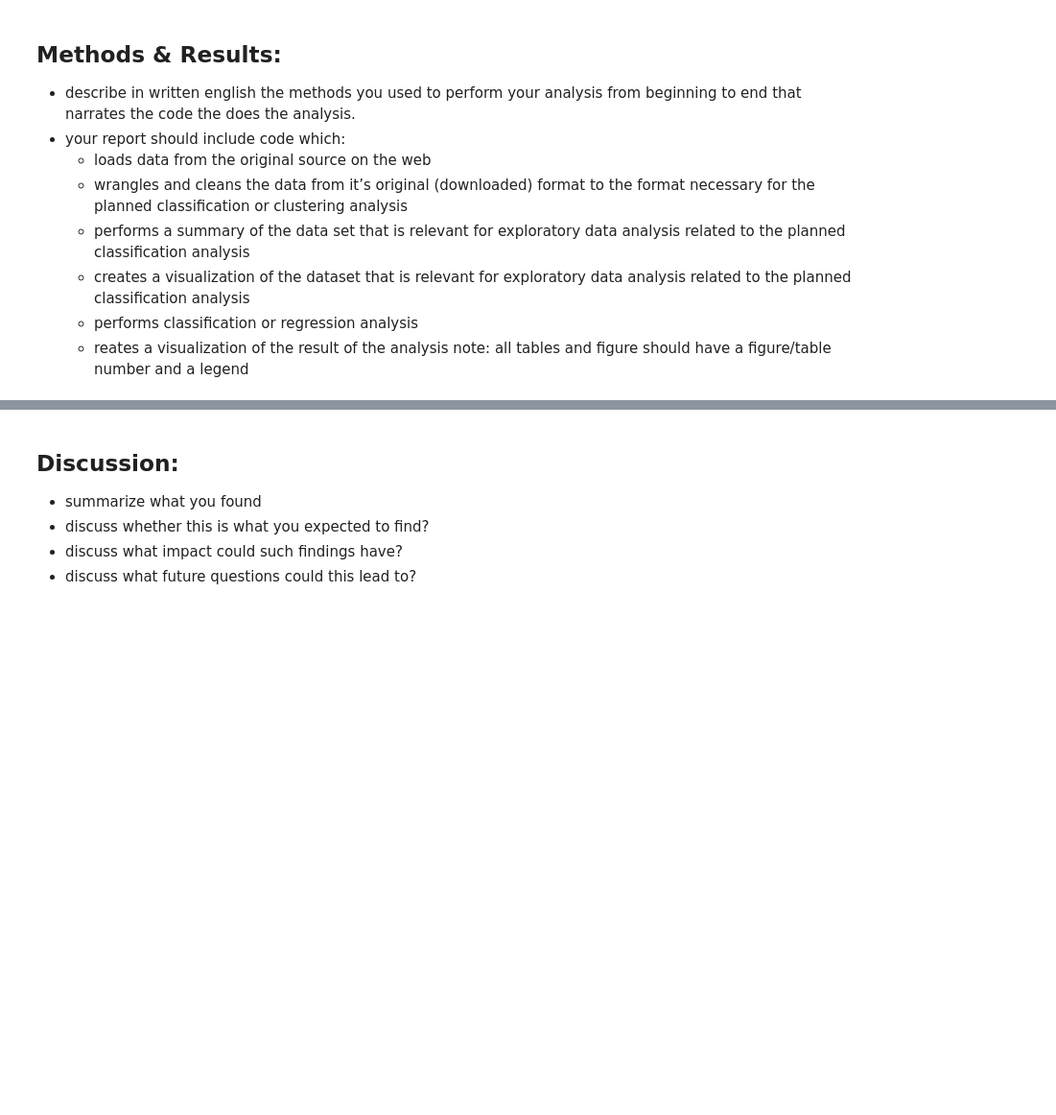
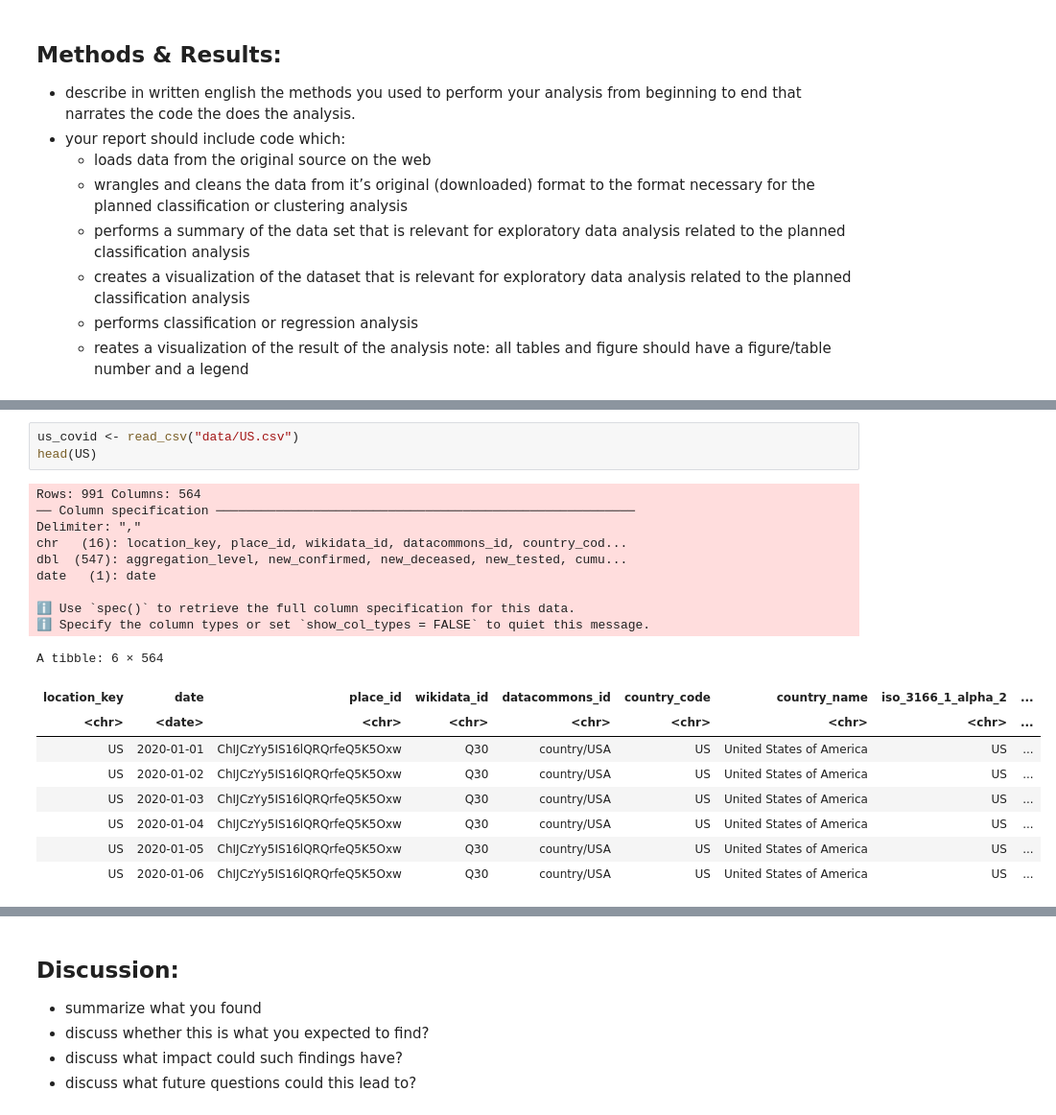
Before and after one commit to DSCI-310-2025/dsci-310-group-14, a Jupyter notebook: covid_analysis.ipynb, the cells around one changed output, grey strips where cells are left out. Shown at 96% size. Drawn from its saved outputs; the diff is of its cells as text; blank space fills up the shorter version.

```diff
--- a/covid_analysis.ipynb
+++ b/covid_analysis.ipynb
@@ -26,0 +49,22 @@ library(tidyverse)
+# %%
+us_covid <- read_csv("data/US.csv")
+head(US)
+# %% [output]
+Rows: 991 Columns: 564
+── Column specification ────────────────────────────────────────────────────────
+Delimiter: ","
+chr   (16): location_key, place_id, wikidata_id, datacommons_id, country_cod...
+dbl  (547): aggregation_level, new_confirmed, new_deceased, new_tested, cumu...
+date   (1): date
+
+ℹ Use `spec()` to retrieve the full column specification for this data.
+ℹ Specify the column types or set `show_col_types = FALSE` to quiet this message.
+A tibble: 6 × 564
+| location_key | date | place_id | wikidata_id | datacommons_id | country_code | country_name | iso_3166_1_alpha_2 | ... |
+| <chr> | <date> | <chr> | <chr> | <chr> | <chr> | <chr> | <chr> | ... |
+| US | 2020-01-01 | ChIJCzYy5IS16lQRQrfeQ5K5Oxw | Q30 | country/USA | US | United States of America | US | ... |
+| US | 2020-01-02 | ChIJCzYy5IS16lQRQrfeQ5K5Oxw | Q30 | country/USA | US | United States of America | US | ... |
+| US | 2020-01-03 | ChIJCzYy5IS16lQRQrfeQ5K5Oxw | Q30 | country/USA | US | United States of America | US | ... |
+| US | 2020-01-04 | ChIJCzYy5IS16lQRQrfeQ5K5Oxw | Q30 | country/USA | US | United States of America | US | ... |
+| US | 2020-01-05 | ChIJCzYy5IS16lQRQrfeQ5K5Oxw | Q30 | country/USA | US | United States of America | US | ... |
+| US | 2020-01-06 | ChIJCzYy5IS16lQRQrfeQ5K5Oxw | Q30 | country/USA | US | United States of America | US | ... |
```
Also changed, not shown: parts of 24 cells of this notebook.
